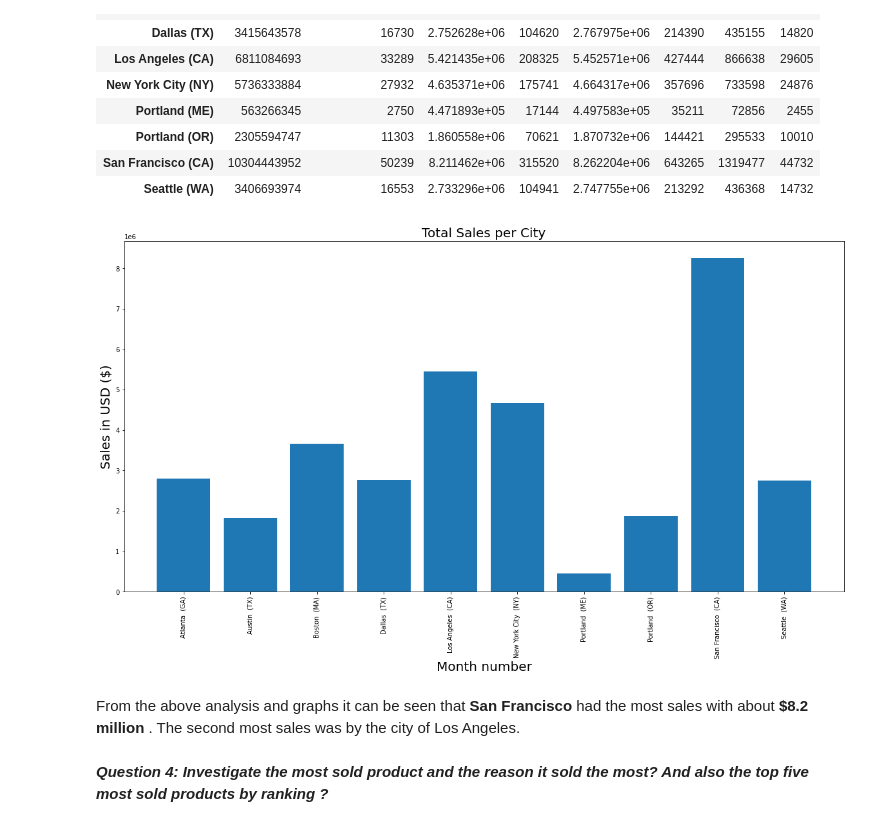
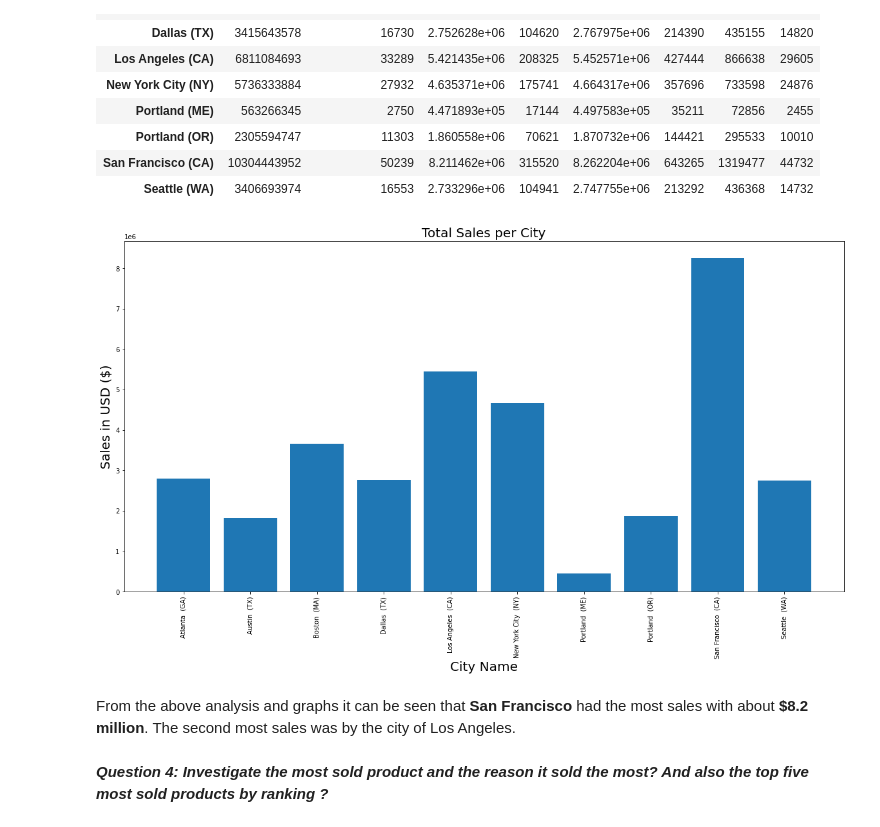
Before and after one commit to habsaa/ProjectData, a Jupyter notebook: ProjectRH.ipynb, the cells around one changed output. Saved outputs shown, nothing was run; the diff lists cells and outputs as text; code cells hidden in the pictures.

```diff
--- a/ProjectRH.ipynb
+++ b/ProjectRH.ipynb
@@ -216,17 +205,17 @@ MyData.groupby(['City']).sum()
 # %%
 plt.figure(figsize=(20, 10))
 keys = [city for city, MyData in MyData.groupby(['City'])]
 
 plt.bar(keys,MyData.groupby(['City']).sum()['Sales'])
 plt.ylabel('Sales in USD ($)', fontsize=20)
-plt.xlabel('Month number', fontsize=20)
+plt.xlabel('City Name', fontsize=20)
 plt.title('Total Sales per City', fontsize=20)
 plt.xticks(keys, rotation='vertical', size=10)
 plt.show()
 # %% [output]
-[figure, old version]
+[figure, new version]
 # %% [markdown]
-From the above analysis and graphs it can be seen that **San Francisco** had the most sales with about **$8.2 million** . The second most sales was by the city of Los Angeles.
+From the above analysis and graphs it can be seen that **San Francisco** had the most sales with about **$8.2 million**. The second most sales was by the city of Los Angeles.
 # %% [markdown]
 ***Question 4: Investigate the most sold product and the reason it sold the most? And also the top five most sold products by ranking ?***
 # %%
```
Also changed, not shown: parts of 13 cells of this notebook.
